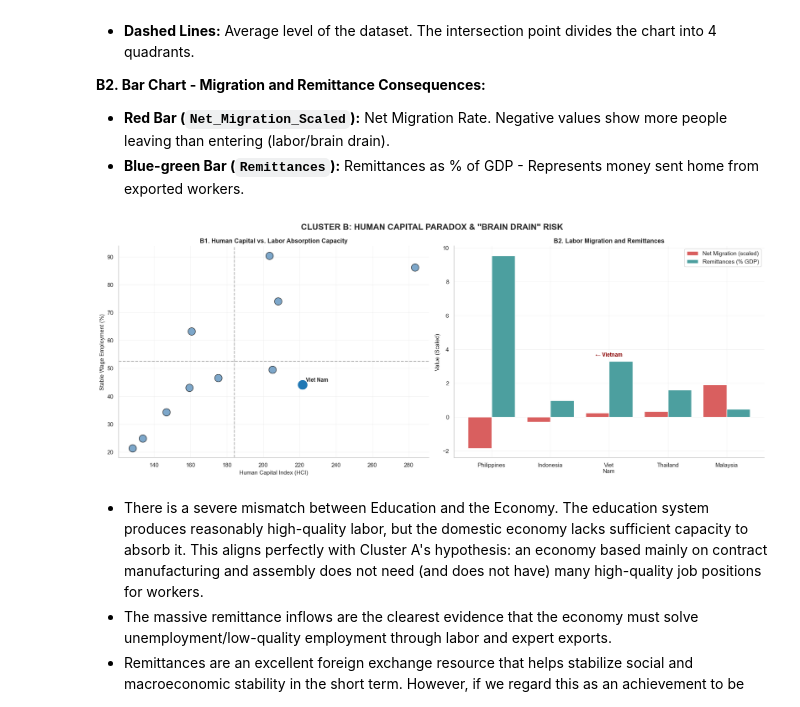
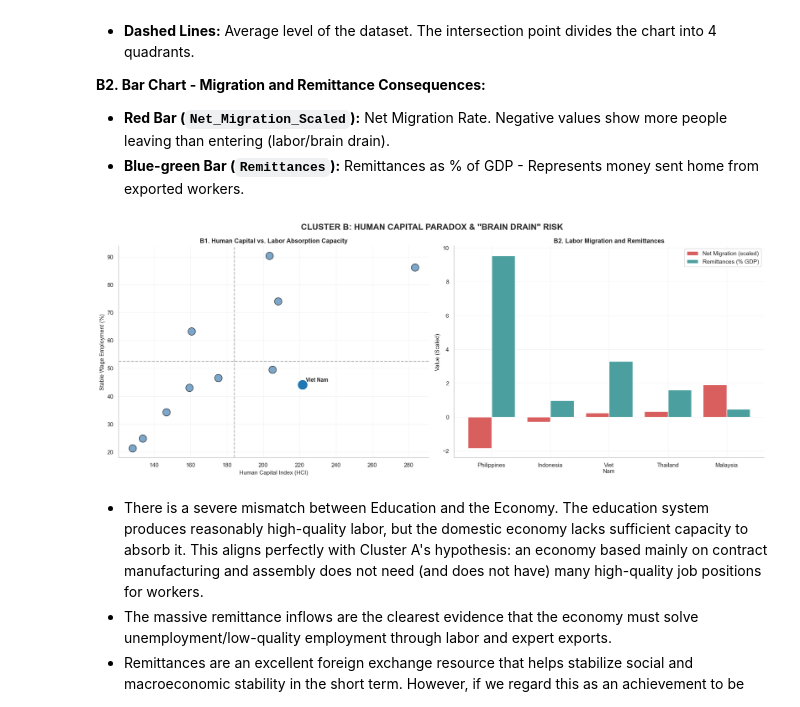
Before and after one commit to thloc1212/DV_LAB2, a Jupyter notebook: merged/merge.ipynb, the cells around one changed output. Drawn from its saved outputs; the diff is of its cells as text; code cells hidden in the pictures.

```diff
--- a/merged/merge.ipynb
+++ b/merged/merge.ipynb
@@ -2639,35 +2639,35 @@ axes[1].bar(
 )
 
 axes[1].set_xticks(x)
 axes[1].set_xticklabels(df_b2['Short_Name'])
 
 axes[1].set_title('B2. Labor Migration and Remittances', weight='bold')
 axes[1].set_ylabel('Value (Scaled)')
 
 # Highlight Vietnam
 for i, name in enumerate(df_b2['Country Name']):
     if name == 'Viet Nam':
         axes[1].text(
             i,
             df_b2.iloc[i]['Remittances'] + 0.3,
-            '← Vietnam',
+            '',
             ha='center',
             fontsize=10,
             weight='bold',
             color='darkred'
         )
 
 axes[1].legend(loc='upper right')
 
 # ===================== FINAL TOUCH =====================
 for ax in axes:
     ax.grid(alpha=0.2)
     ax.spines[['top', 'right']].set_visible(False)
 
 plt.tight_layout()
 plt.show()
 # %% [output]
-[figure, old version]
+[figure, new version]
 # %% [markdown]
 - There is a severe mismatch between Education and the Economy. The education system produces reasonably high-quality labor, but the domestic economy lacks sufficient capacity to absorb it. This aligns perfectly with Cluster A's hypothesis: an economy based mainly on contract manufacturing and assembly does not need (and does not have) many high-quality job positions for workers.
 - The massive remittance inflows are the clearest evidence that the economy must solve unemployment/low-quality employment through labor and expert exports.
```
